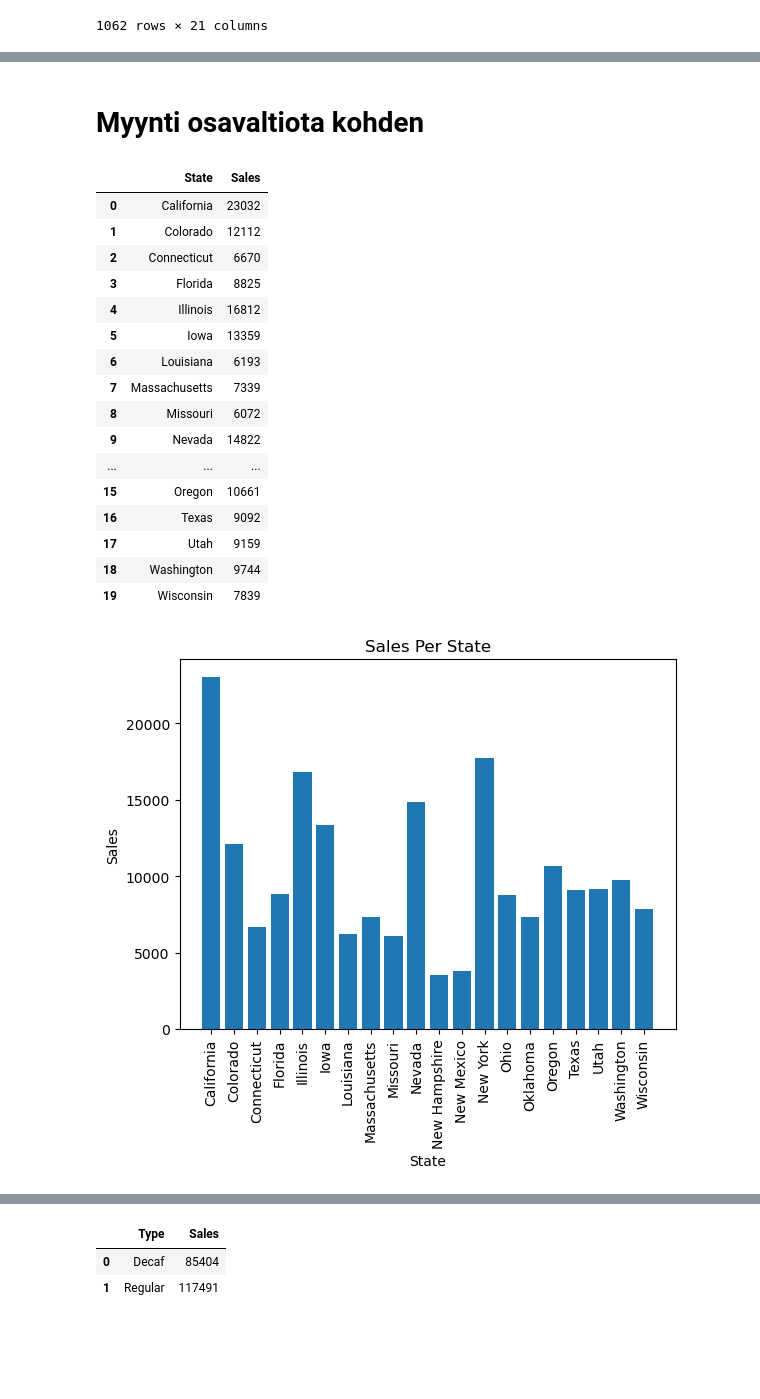
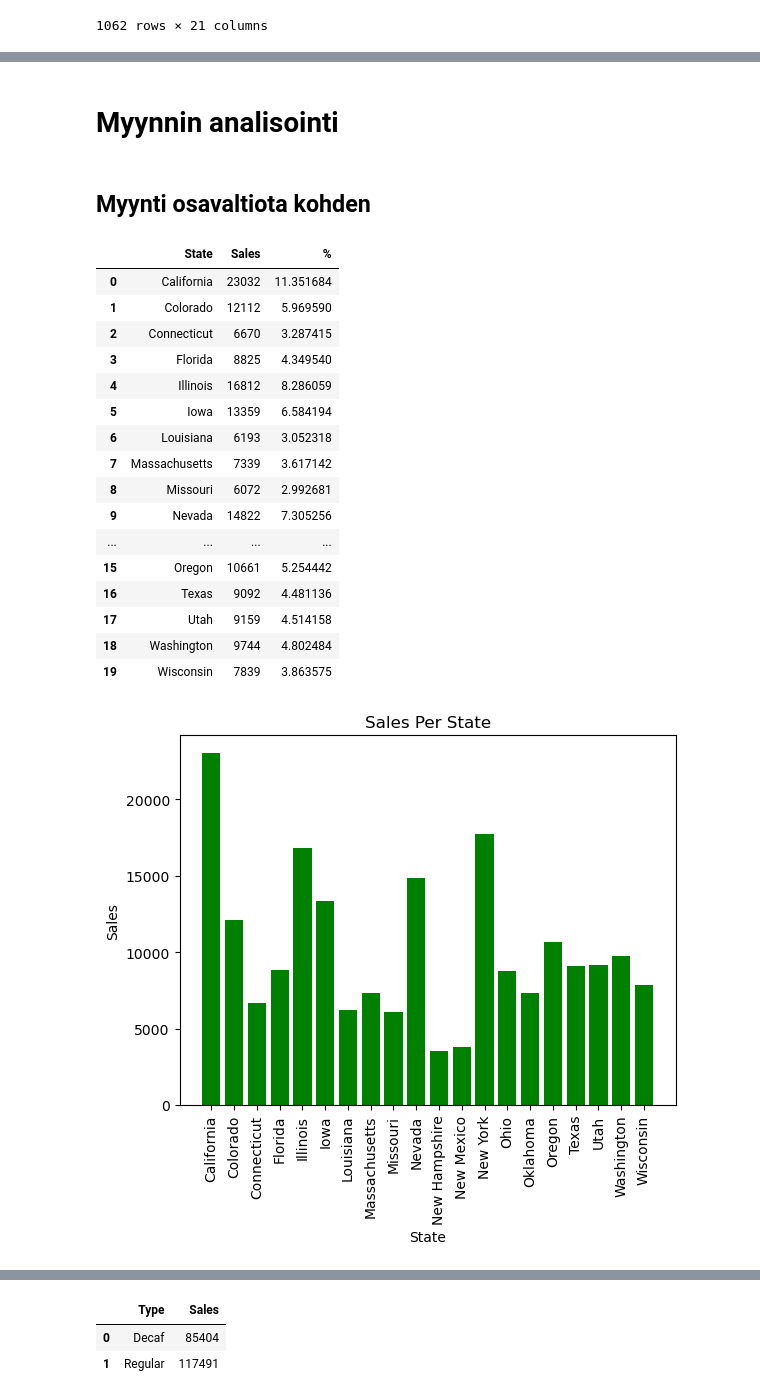
Before and after one commit to R3adyPro/Coffee-Chain-Sales, a Jupyter notebook: main.ipynb, the cells around one changed output, grey strips where cells are left out. Saved outputs shown, nothing was run; the diff lists cells and outputs as text; code cells hidden in the pictures; blank space fills up the shorter version.

Commit message:
Myynti analyysia

```diff
--- a/main.ipynb
+++ b/main.ipynb
@@ -26,34 +39,37 @@ dataSet
+# %% [markdown]
+# Myynnin analisointi
 # %% [markdown]
-# Myynti osavaltiota kohden
+## Myynti osavaltiota kohden
 # %%
 stateSaleSet = dataSet.copy()
 stateSaleSet = stateSaleSet.groupby(['State'])['Sales'].sum().reset_index()
+stateSaleSet['%'] = stateSaleSet.groupby(['State'])['Sales'].transform('sum') / stateSaleSet['Sales'].sum() * 100
 stateSaleSet
 # %% [output]
-|  | State | Sales |
-| 0 | California | 23032 |
-| 1 | Colorado | 12112 |
-| 2 | Connecticut | 6670 |
-| 3 | Florida | 8825 |
-| 4 | Illinois | 16812 |
-| 5 | Iowa | 13359 |
-| 6 | Louisiana | 6193 |
-| 7 | Massachusetts | 7339 |
-| 8 | Missouri | 6072 |
-| 9 | Nevada | 14822 |
-| ... | ... | ... |
-| 15 | Oregon | 10661 |
-| 16 | Texas | 9092 |
-| 17 | Utah | 9159 |
-| 18 | Washington | 9744 |
-| 19 | Wisconsin | 7839 |
+|  | State | Sales | % |
+| 0 | California | 23032 | 11.351684 |
+| 1 | Colorado | 12112 | 5.969590 |
+| 2 | Connecticut | 6670 | 3.287415 |
+| 3 | Florida | 8825 | 4.349540 |
+| 4 | Illinois | 16812 | 8.286059 |
+| 5 | Iowa | 13359 | 6.584194 |
+| 6 | Louisiana | 6193 | 3.052318 |
+| 7 | Massachusetts | 7339 | 3.617142 |
+| 8 | Missouri | 6072 | 2.992681 |
+| 9 | Nevada | 14822 | 7.305256 |
+| ... | ... | ... | ... |
+| 15 | Oregon | 10661 | 5.254442 |
+| 16 | Texas | 9092 | 4.481136 |
+| 17 | Utah | 9159 | 4.514158 |
+| 18 | Washington | 9744 | 4.802484 |
+| 19 | Wisconsin | 7839 | 3.863575 |
 # %%
-plt.bar(stateSaleSet['State'], stateSaleSet['Sales'])
+plt.bar(stateSaleSet['State'], stateSaleSet['Sales'], color='g')
 plt.xlabel('State')
 plt.ylabel('Sales')
 plt.title('Sales Per State')
 plt.xticks(rotation='vertical')
 plt.show()
 # %% [output]
-[figure, old version]
+[figure, new version]
 # %% [markdown]
```
Also changed, not shown: parts of 24 cells of this notebook.
